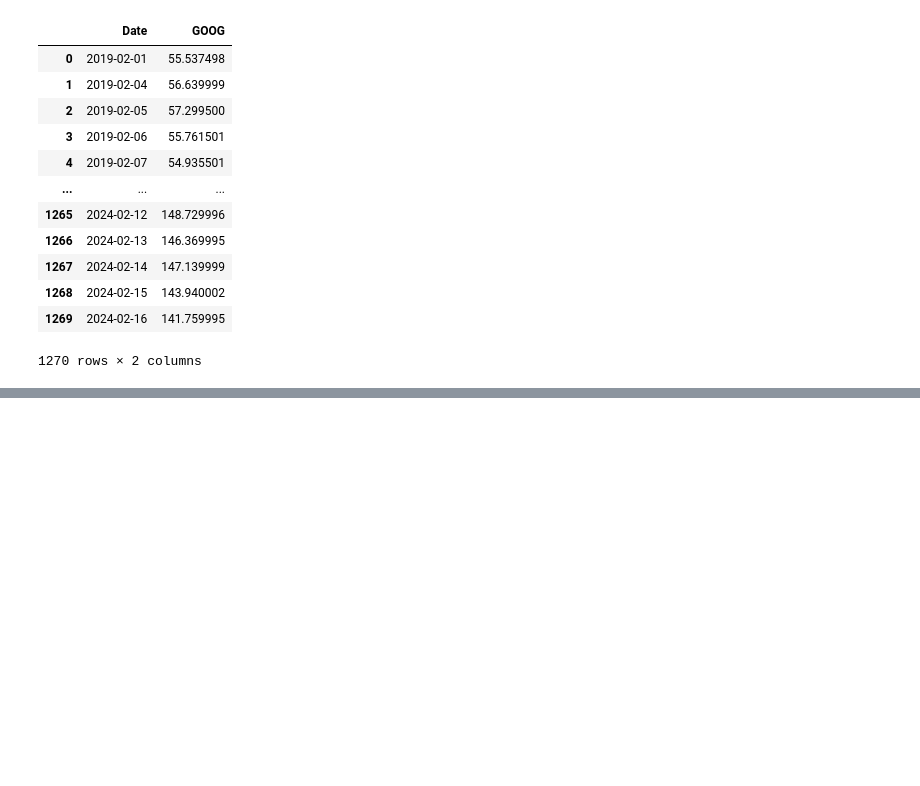
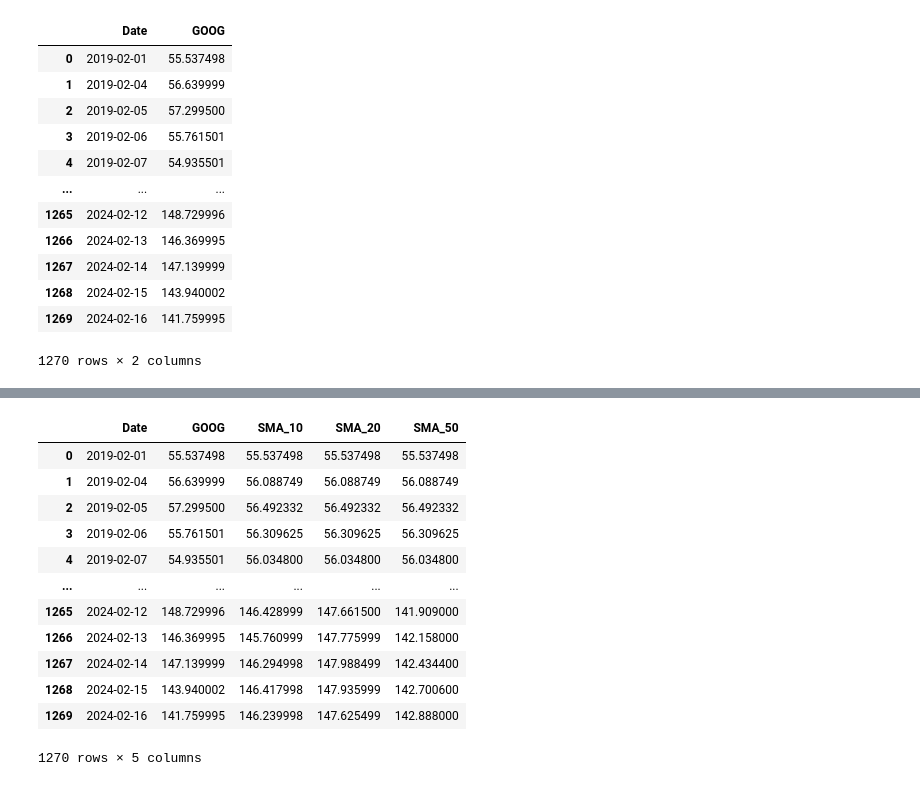
Before and after one commit to mburley127/Stock_Analysis, a Jupyter notebook: Moving_Average_Model/SMA_Signals.ipynb, the cells around one changed output, grey strips where cells are left out. Drawn from its saved outputs; the diff is of its cells as text; code cells hidden in the pictures; blank space fills up the shorter version.

Commit message:
SMA function created

```diff
--- a/Moving_Average_Model/SMA_Signals.ipynb
+++ b/Moving_Average_Model/SMA_Signals.ipynb
@@ -72,0 +73,28 @@ plt.show()
+# %%
+### Function to Create SMA columns
+
+num_days = [10, 20, 50]
+
+def get_SMA(df, num_days):
+    # Loop over window length to get SMA cols
+    for d in num_days:
+        df[f'SMA_{d}'] = df['GOOG'].rolling(window = d, min_periods = 1).mean()
+
+    return df
+
+full_df = get_SMA(stock_data, num_days)
+full_df
+# %% [output]
+|  | Date | GOOG | SMA_10 | SMA_20 | SMA_50 |
+| 0 | 2019-02-01 | 55.537498 | 55.537498 | 55.537498 | 55.537498 |
+| 1 | 2019-02-04 | 56.639999 | 56.088749 | 56.088749 | 56.088749 |
+| 2 | 2019-02-05 | 57.299500 | 56.492332 | 56.492332 | 56.492332 |
+| 3 | 2019-02-06 | 55.761501 | 56.309625 | 56.309625 | 56.309625 |
+| 4 | 2019-02-07 | 54.935501 | 56.034800 | 56.034800 | 56.034800 |
+| ... | ... | ... | ... | ... | ... |
+| 1265 | 2024-02-12 | 148.729996 | 146.428999 | 147.661500 | 141.909000 |
+| 1266 | 2024-02-13 | 146.369995 | 145.760999 | 147.775999 | 142.158000 |
+| 1267 | 2024-02-14 | 147.139999 | 146.294998 | 147.988499 | 142.434400 |
+| 1268 | 2024-02-15 | 143.940002 | 146.417998 | 147.935999 | 142.700600 |
+| 1269 | 2024-02-16 | 141.759995 | 146.239998 | 147.625499 | 142.888000 |
+1270 rows × 5 columns
```
Also changed, not shown: parts of 1 cell of this notebook.
